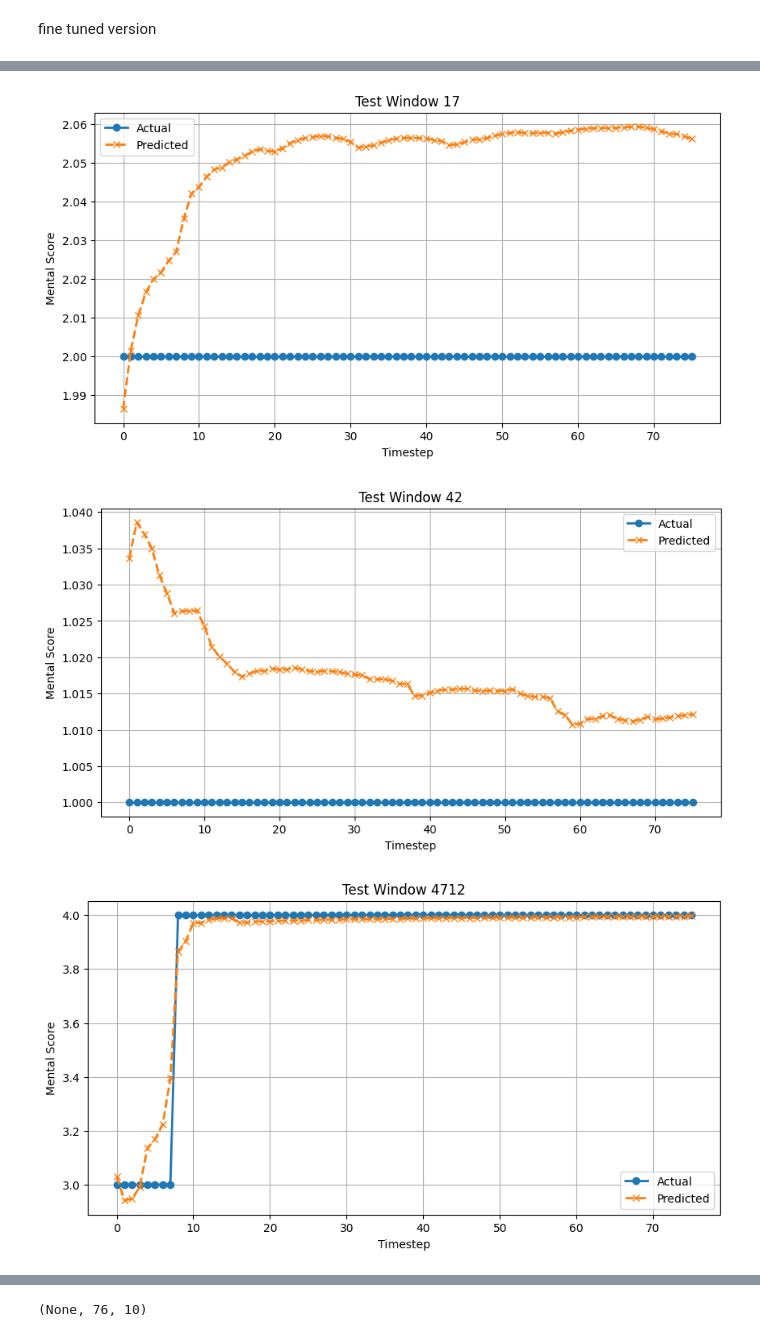
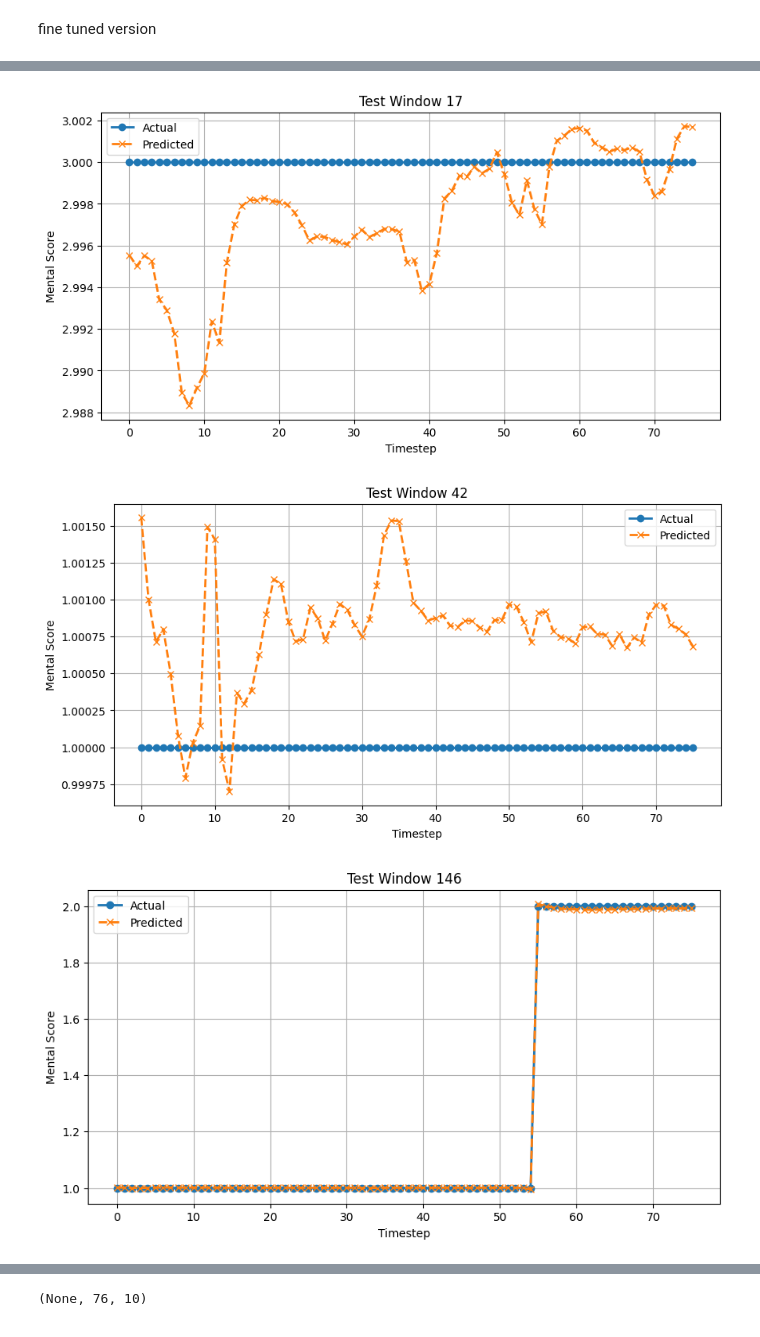
Before and after one commit to GokayToga/VRCM.Net, a Jupyter notebook: VRCMNet.ipynb, the cells around one changed output, grey strips where cells are left out. Cells and saved outputs as stored; diff of their text form; code cells hidden in the pictures.

```diff
--- a/VRCMNet.ipynb
+++ b/VRCMNet.ipynb
@@ -490,18 +64,0 @@ Epoch 100/100
-# %%
-loss, mae = model.evaluate(X_test, y_test)
-print("Test MSE:", loss)
-print("Test MAE:", mae)
-
-# Predict on test set and visualize
-import matplotlib.pyplot as plt
-
-y_pred = model.predict(X_test)
-
-plt.figure(figsize=(8, 6))
-plt.scatter(y_test, y_pred, alpha=0.7, edgecolors='k')
-plt.plot([y_test.min(), y_test.max()], [y_test.min(), y_test.max()], 'r--', lw=2)
-plt.xlabel("Actual comfortLevel")
-plt.ylabel("Predicted comfortLevel")
-plt.title("LSTM Model: Predicted vs Actual")
-plt.grid(True)
-plt.show()
@@ -772,7 +169,7 @@ eye_cols = [ 'GazeTarget_X',	'GazeTarget_Y',	'GazeTarget_Z',	'EyeFrames',	'ViveT
              'Right_GazePoint_X',	'Right_GazePoint_Y',	'Right_GazePoint_Z',
              'Combine_GazePoint_X',	'Combine_GazePoint_Y',	'Combine_GazePoint_Z']  # your list of  eye feature names
 X_all = df[eye_cols].astype('float32').values
-y_all = df['mental'].astype('float32').values  # 1–10 target
+y_all = df['fms'].astype('float32').values  # 1–10 target
 
 # 3) Standardize features
 scaler = StandardScaler().fit(X_all)
@@ -1035,7 +610,11 @@ print(X_train_enriched.shape, y_train.shape, w_train.shape)
 # %%
 from tensorflow.keras.callbacks import EarlyStopping, ReduceLROnPlateau
 from tensorflow.keras.callbacks import ModelCheckpoint
-
+from tensorflow.keras.callbacks import TerminateOnNaN, CSVLogger
+callbacks = [
+    TerminateOnNaN(),
+    CSVLogger("training_log.csv")
+]
 
 es = EarlyStopping(monitor='val_loss', patience=8, restore_best_weights=True)
 rl = ReduceLROnPlateau(monitor='val_loss', factor=0.5, patience=4, min_lr=1e-6)
@@ -1049,14 +628,14 @@ checkpoint_cb = ModelCheckpoint(
 )
 
 
-history = model.fit(
+history = model_baba.fit(
     X_train,
     y_train,
     sample_weight=sw_train,
     validation_data=(X_val, y_val, sw_val),
     epochs=100,
-    batch_size=64,
-    callbacks=[es,rl,],
+    batch_size=32,
+    callbacks=[es,rl],
 )
 # %% [output]
 Epoch 1/100
@@ -1136,2 +716,5 @@ Test MSE: 0.0027516053523868322 Test MAE: 0.024044202640652657
 # %% [markdown]
 fine tuned version
+# %%
+model = tf.keras.models.load_model("/content/hopefully_final_Model.keras",
+                                       custom_objects={'loss': directional_loss(lambda_delta=0.1)})
@@ -1226,5 +878,7 @@ def plot_test_window(idx, X_test, y_test, sw_test, y_pred=y_pred_all):
 plot_test_window(0, X_test, y_test, sw_test)
 plot_test_window(17, X_test, y_test, sw_test)
 plot_test_window(42, X_test, y_test, sw_test)
-plot_test_window(4712, X_test, y_test, sw_test)
+plot_test_window(146, X_test, y_test, sw_test)
+plot_test_window(1102, X_test, y_test, sw_test)
+plot_test_window(471, X_test, y_test, sw_test)
 # %% [output]
@@ -1233,3 +887,3 @@ plot_test_window(4712, X_test, y_test, sw_test)
-[figure, old version]
+[figure, new version]
-[figure, old version]
+[figure, new version]
-[figure, old version]
+[figure, new version]
```
Also changed, not shown: parts of 120 cells of this notebook.
